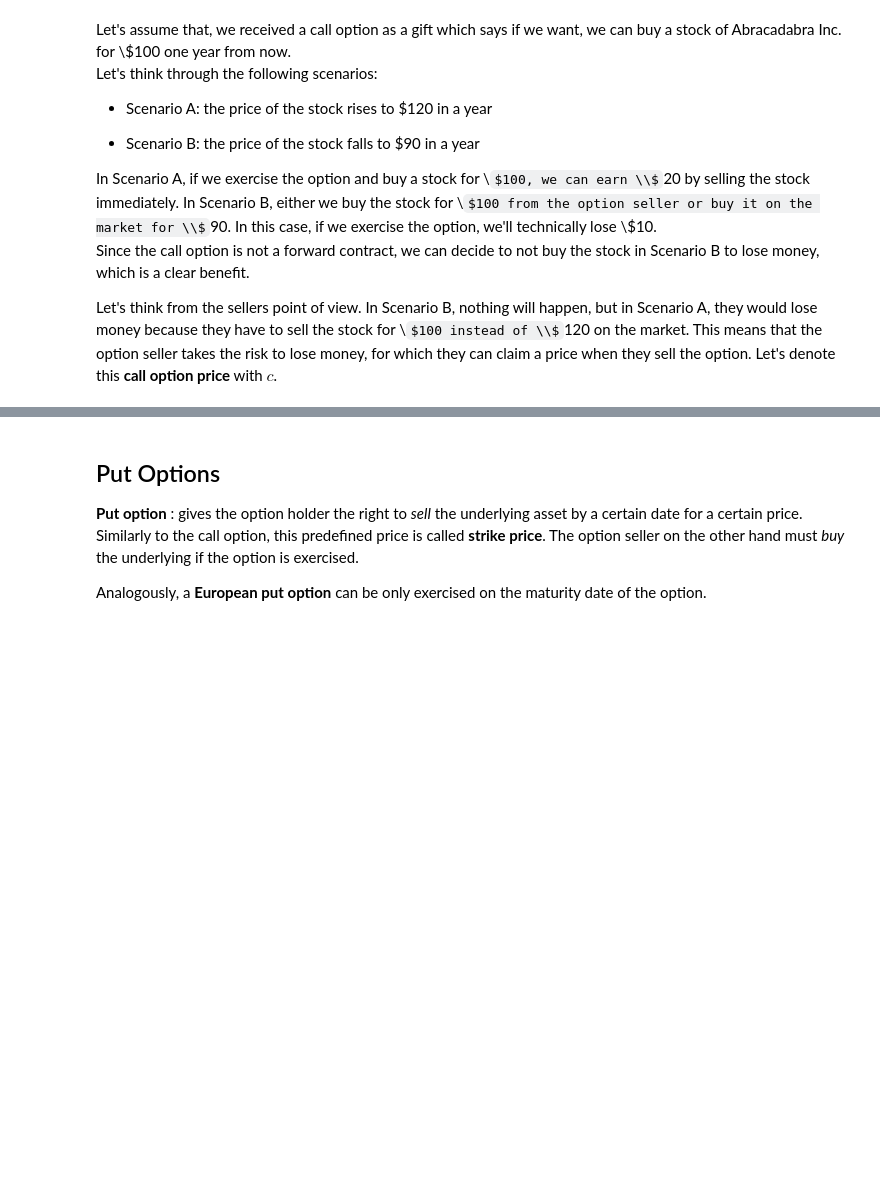
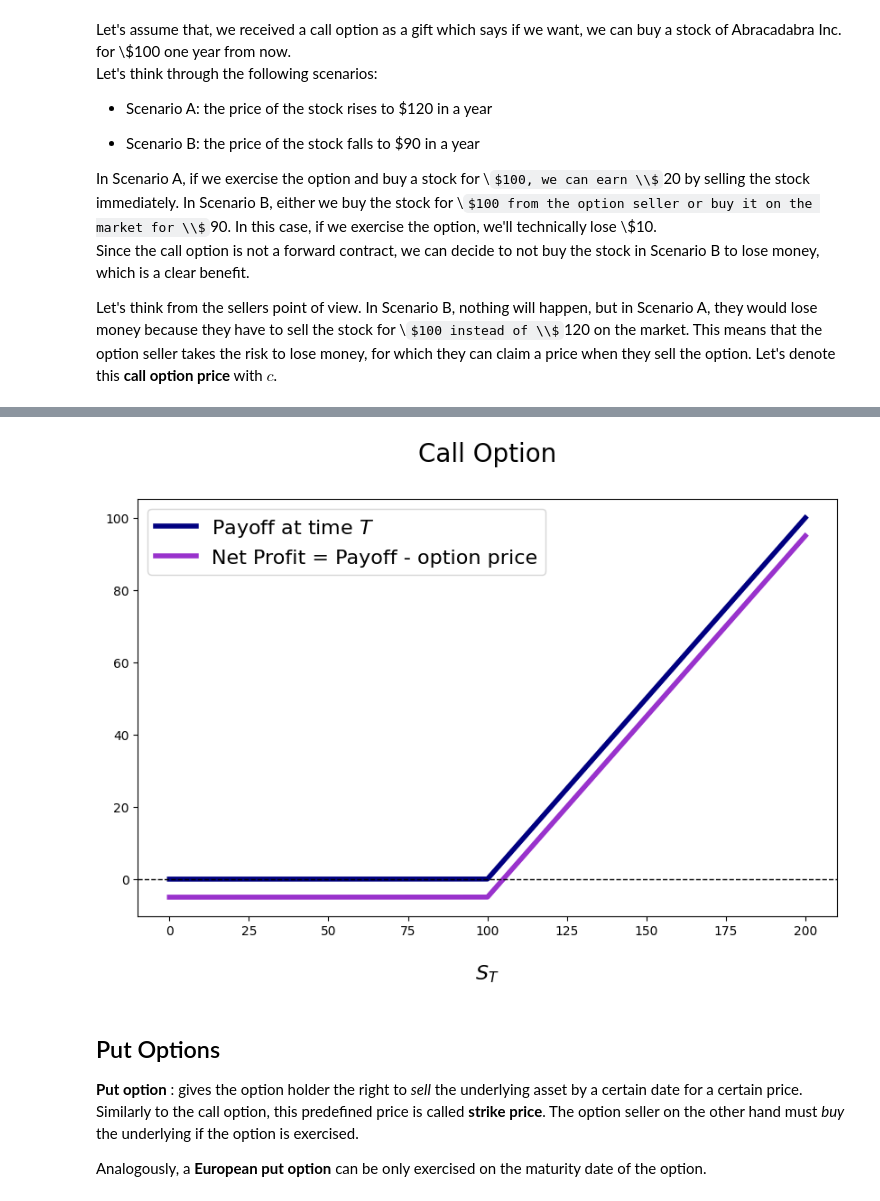
Before and after one commit to QuantCourseBP/QuantCourseBP, a Jupyter notebook: Lectures/02_BSM/presentation_02_option_basics_and_bsm_model.ipynb, the cells around one changed output, grey strips where cells are left out. Drawn from its saved outputs; the diff is of its cells as text; code cells hidden in the pictures; some formulas as TeX source; blank space fills up the shorter version.

```diff
--- a/Lectures/02_BSM/presentation_02_option_basics_and_bsm_model.ipynb
+++ b/Lectures/02_BSM/presentation_02_option_basics_and_bsm_model.ipynb
@@ -203,3 +256,13 @@ max\lbrace S_T - K, 0\rbrace
+# %%
+# strike and step_size is the same as before
+call_price = 5
+y_call_payoff = [ 0.0 if x < strike else x - strike for x in x_stock_price]
+y_call_net_profit = [ y - call_price for y in y_call_payoff]
+# %%
+layout = {'title': 'Call Option', 'x_label': '$S_{T}$'}
+my_plotter(x_stock_price, [y_call_payoff, y_call_net_profit], layout=layout, names=['Payoff at time $T$', 'Net Profit = Payoff - option price'])
+# %% [output]
+[figure, added]
 # %% [markdown]
 ## Put Options <a class="anchor" id="subsection_puts"></a>
 
```
Also changed, not shown: parts of 10 cells of this notebook, 5 other files.
